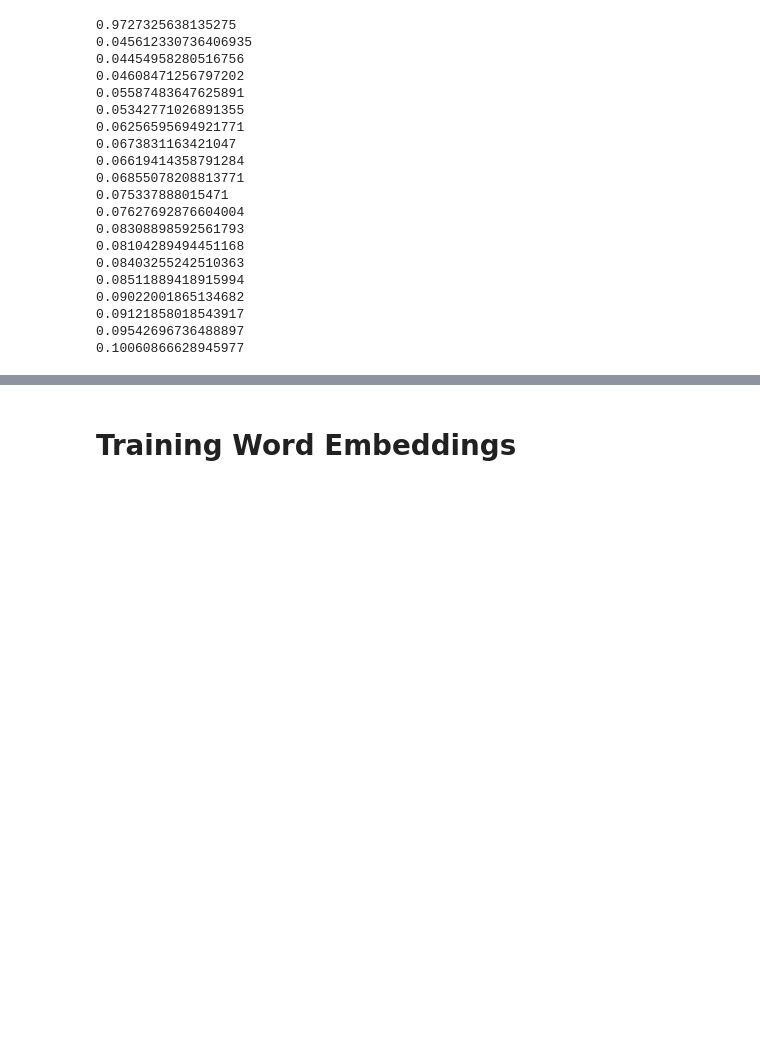
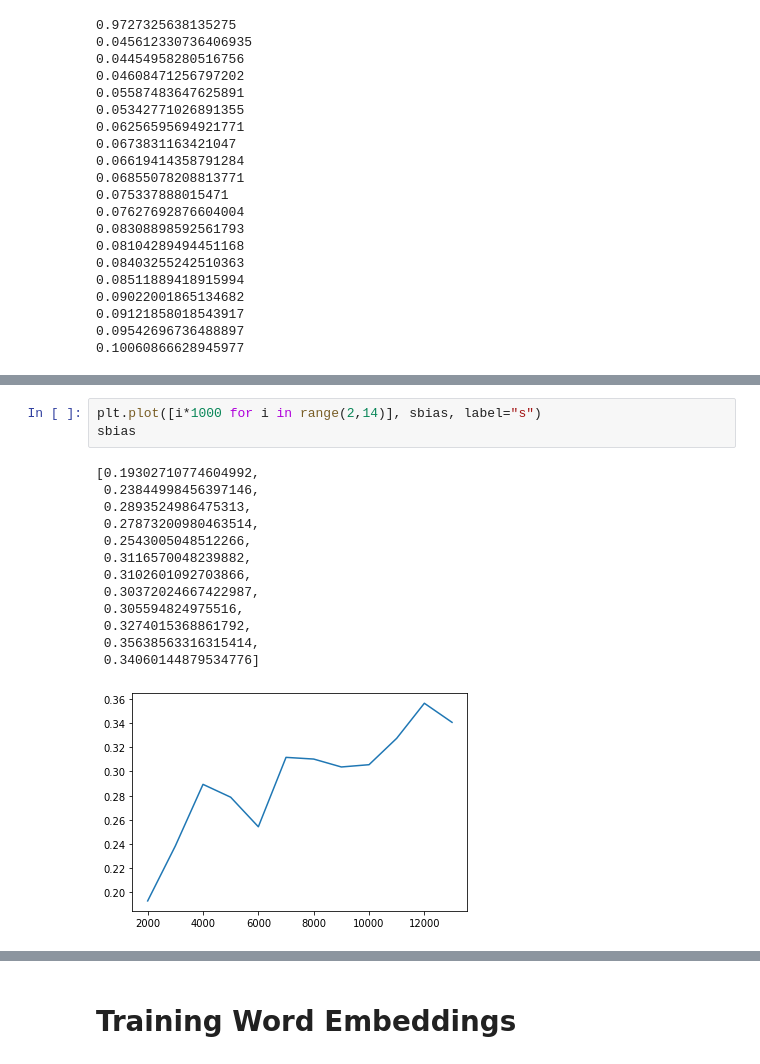
Before and after one commit to mjiang9/COS497, a Jupyter notebook: Thesis - Data, Word Embeddings, Summarization.ipynb, the cells around one changed output, grey strips where cells are left out. Cells and saved outputs as stored; diff of their text form; blank space fills up the shorter version.

```diff
--- a/Thesis - Data, Word Embeddings, Summarization.ipynb
+++ b/Thesis - Data, Word Embeddings, Summarization.ipynb
@@ -456,0 +735,17 @@ Text(0.5, 1.0, 'Projection Bias vs Number of Articles in Training Set')
+# %%
+plt.plot([i*1000 for i in range(2,14)], sbias, label="s")
+sbias
+# %% [output]
+[0.19302710774604992,
+ 0.23844998456397146,
+ 0.2893524986475313,
+ 0.27873200980463514,
+ 0.2543005048512266,
+ 0.3116570048239882,
+ 0.3102601092703866,
+ 0.30372024667422987,
+ 0.305594824975516,
+ 0.3274015368861792,
+ 0.35638563316315414,
+ 0.34060144879534776]
+[figure, added]
```
Also changed, not shown: parts of 45 cells of this notebook.
